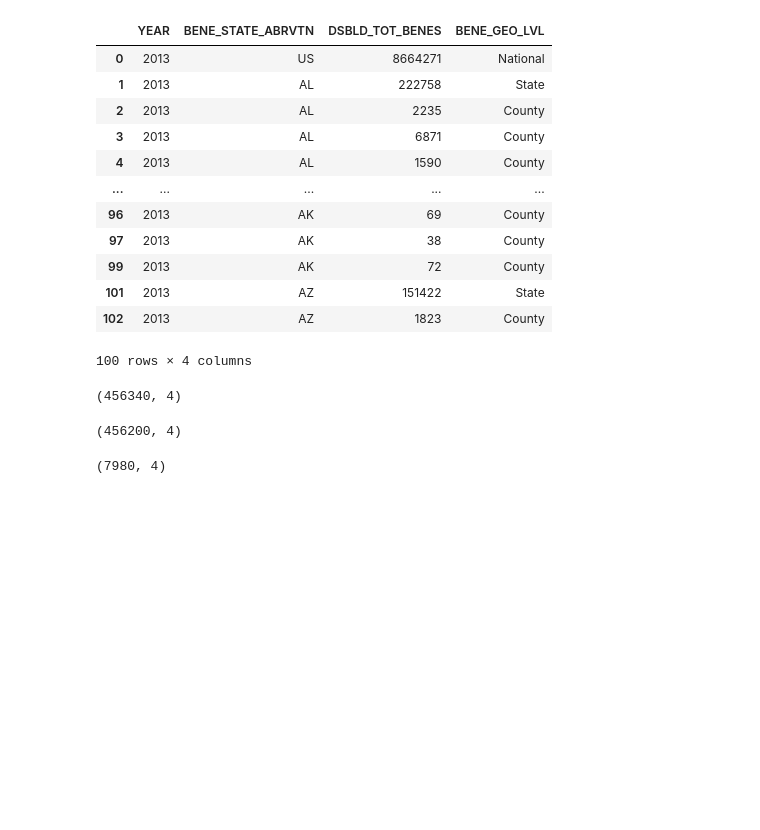
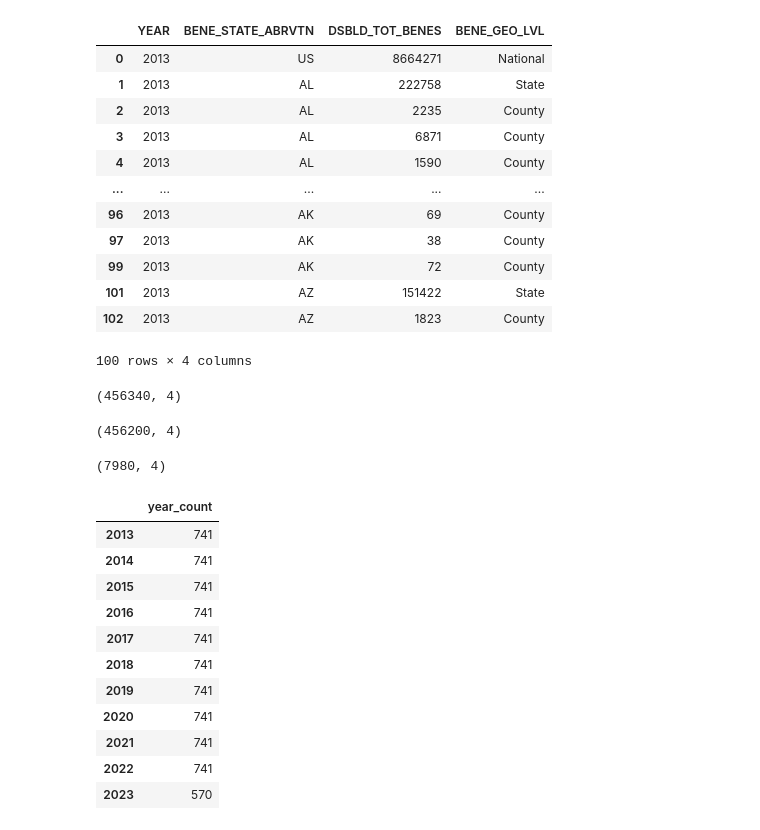
Before and after one commit to Catherine-Nguyen88/visualization, a Jupyter notebook: assignment/assignment.ipynb, the cells around one changed output. Drawn from its saved outputs; the diff is of its cells as text; code cells hidden in the pictures; blank space fills up the shorter version.

```diff
--- a/assignment/assignment.ipynb
+++ b/assignment/assignment.ipynb
@@ -348,0 +355,23 @@ df6.shape # check rows have been deleted/filtered out
+# %%
+# Q4: #4
+import seaborn as sns
+
+# make variable for count by year
+# year_count = df6['YEAR'].unique()
+df7 = pd.DataFrame()
+# df7['year'] = df6['YEAR'].unique()
+df7['year_count'] = df6['YEAR'].value_counts()
+df7
+# %% [output]
+|  | year_count |
+| 2013 | 741 |
+| 2014 | 741 |
+| 2015 | 741 |
+| 2016 | 741 |
+| 2017 | 741 |
+| 2018 | 741 |
+| 2019 | 741 |
+| 2020 | 741 |
+| 2021 | 741 |
+| 2022 | 741 |
+| 2023 | 570 |
```
Also changed, not shown: parts of 5 cells of this notebook.
